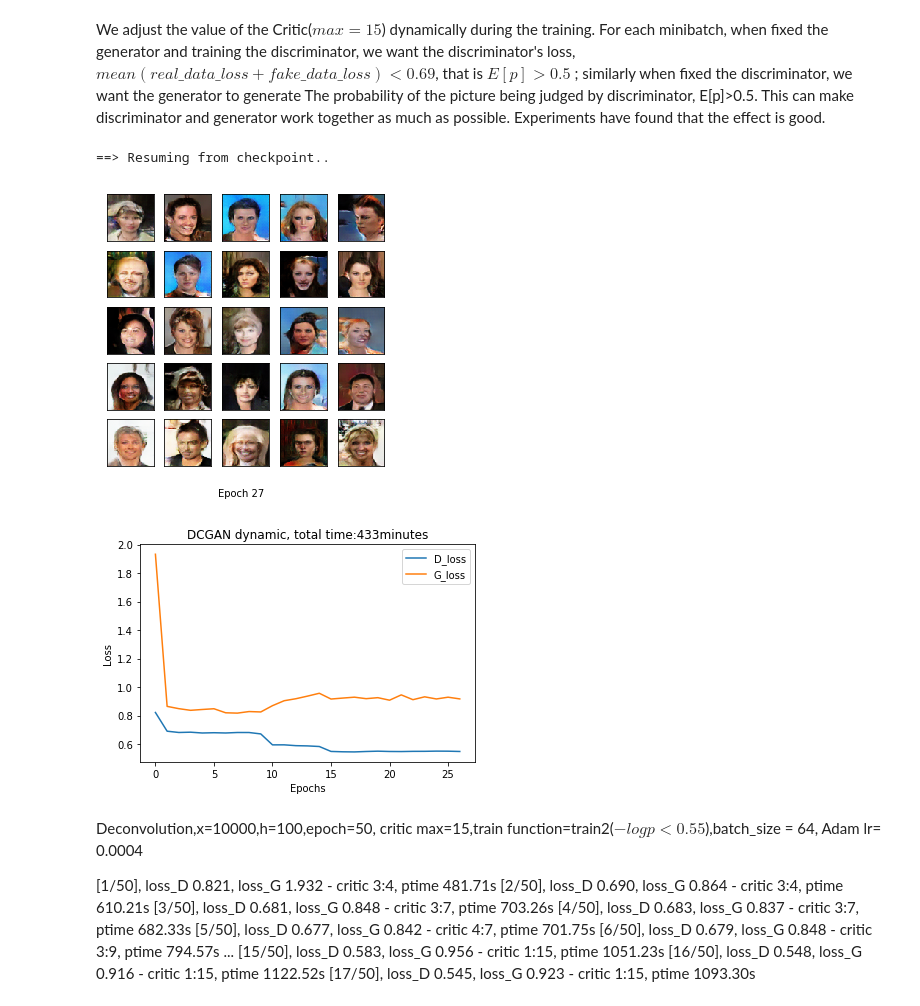
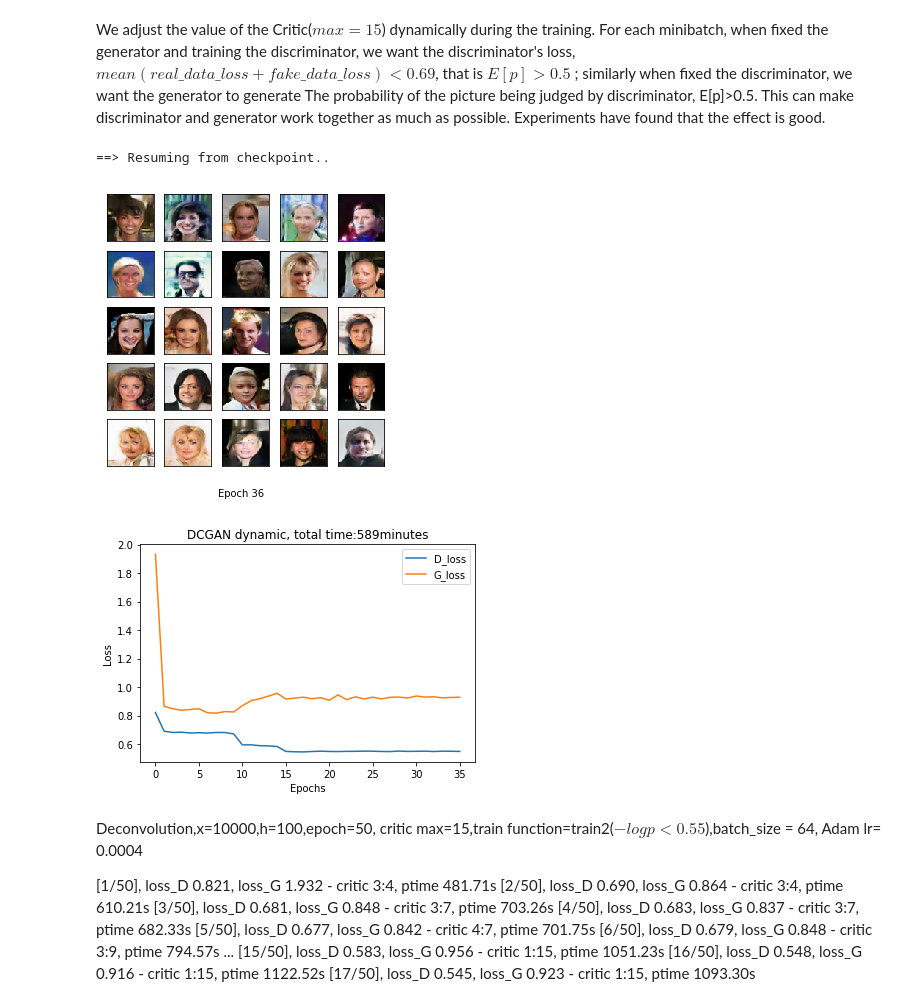
Before and after one commit to fanxiao001/ift6135-assignment, a Jupyter notebook: assignment4/ift6135_hwk4.ipynb, the cells around one changed output. Cells and saved outputs as stored; diff of their text form; code cells hidden in the pictures.

```diff
--- a/assignment4/ift6135_hwk4.ipynb
+++ b/assignment4/ift6135_hwk4.ipynb
@@ -100,26 +100,26 @@ Deconvolution,x=9900,hidden=100,epochs=45,batch_size = 128, Adam lr= 0.0002, tra
 We adjust the value of the Critic($max=15$) dynamically during the training. For each minibatch, when fixed the generator and training the discriminator, we want the discriminator's loss, $mean(real\_data\_loss+fake\_data\_loss)<0.69$, that is $E[p]>0.5$ ; similarly when fixed the discriminator, we want the generator to generate The probability of the picture being judged by discriminator, E[p]>0.5. This can make discriminator and generator work together as much as possible. Experiments have found that the effect is good.
 # %%
 # Dynamic critic of grandiant descent between Distriminator and Generator.
-filename='GANDeconv_t9999_h100_train2_ep27'
+filename='GANDeconv_t9999_h100_train2_ep36'
 hidden_dim = 100
 
 G,D,train_hist = GAN_CelebA.loadCheckpoint(filename,hidden_dim,use_cuda=use_cuda)
 epoch_num=len(train_hist['D_losses'])
 GAN_CelebA.show_result(G,D,epoch_num, hidden_dim, show=True,save=True, path='figures/'+filename+'.pdf', use_cuda=use_cuda)
 
 plt.plot(range(0,epoch_num),train_hist['D_losses'],label='D_loss')
 plt.plot(range(0,epoch_num),train_hist['G_losses'],label='G_loss')
 # plt.plot(range(0,epoch_num),train_hist['Inc_score'],linestyle='--',label='Inc_score')
 plt.xlabel('Epochs')
 plt.ylabel('Loss')
 plt.title('DCGAN dynamic, total time:'+str(int(train_hist['total_ptime'][-1]/60))+'minutes')
 plt.legend()
 plt.savefig('figures/'+filename+'_Loss.pdf')
 plt.show()
 # %% [output]
 ==> Resuming from checkpoint..
-[figure, old version]
+[figure, new version]
-[figure, old version]
+[figure, new version]
 # %% [markdown]
 Deconvolution,x=10000,h=100,epoch=50, critic max=15,train function=train2($-log p<0.55$),batch_size = 64, Adam lr= 0.0004
 
```
Also changed, not shown: parts of 3 cells of this notebook, 7 other files.
